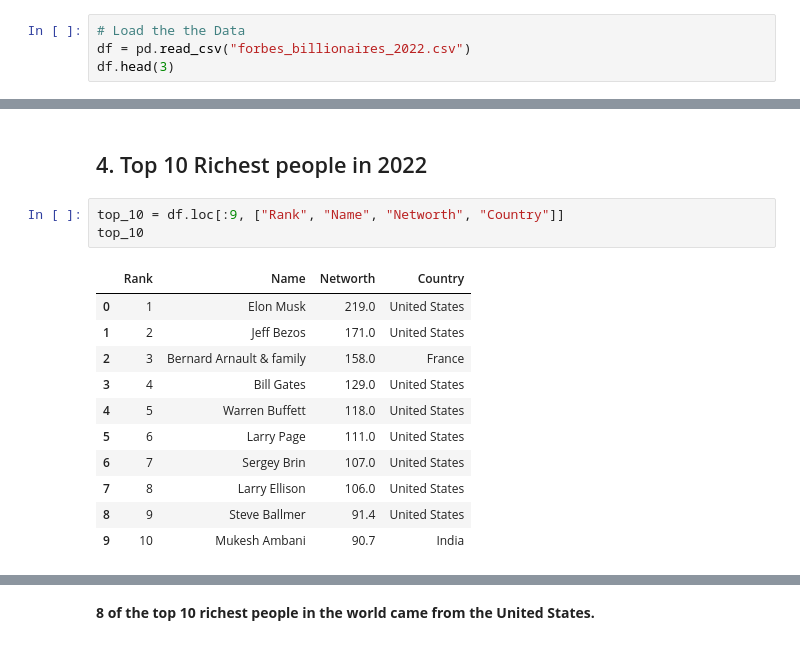
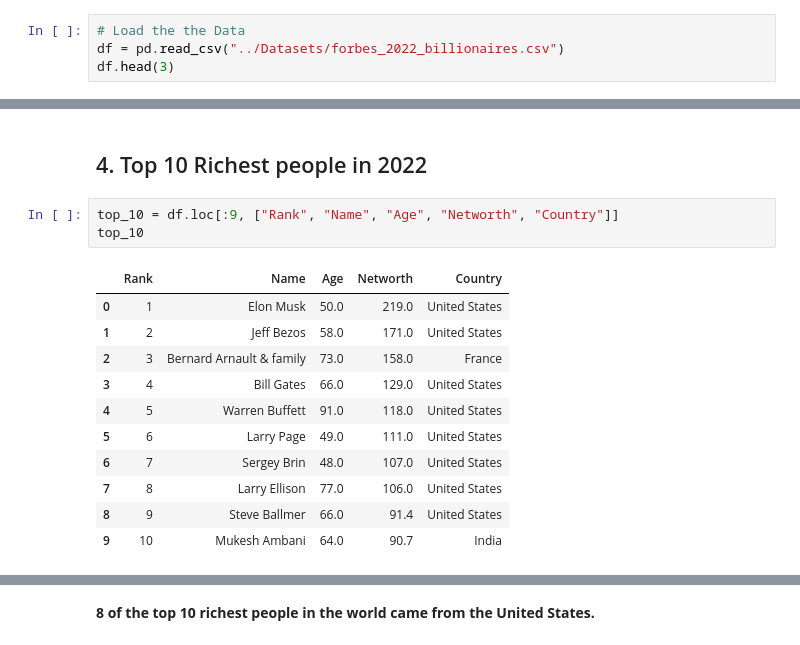
Before and after one commit to regan-mu/2022-forbes-billionaires-Analysis, a Jupyter notebook: Notebooks/EDA.ipynb, the cells around one changed output, grey strips where cells are left out. Cells and saved outputs as stored; diff of their text form.

```diff
--- a/Forbes 2022 Billionaire List EDA.ipynb
+++ b/Notebooks/EDA.ipynb
@@ -117,5 +19,5 @@ dataframe.to_csv("forbes_billionaires_2022.csv", index=None)
 # %%
 # Load the the Data
-df = pd.read_csv("forbes_billionaires_2022.csv")
+df = pd.read_csv("../Datasets/forbes_2022_billionaires.csv")
 df.head(3)
 # %% [output]
@@ -249,20 +150,20 @@ fig.show()
 # %% [markdown]
 ## 4. Top 10 Richest people in 2022
 # %%
-top_10 = df.loc[:9, ["Rank", "Name", "Networth", "Country"]]
+top_10 = df.loc[:9, ["Rank", "Name", "Age", "Networth", "Country"]]
 top_10
 # %% [output]
-|  | Rank | Name | Networth | Country |
-| 0 | 1 | Elon Musk | 219.0 | United States |
-| 1 | 2 | Jeff Bezos | 171.0 | United States |
-| 2 | 3 | Bernard Arnault & family | 158.0 | France |
-| 3 | 4 | Bill Gates | 129.0 | United States |
-| 4 | 5 | Warren Buffett | 118.0 | United States |
-| 5 | 6 | Larry Page | 111.0 | United States |
-| 6 | 7 | Sergey Brin | 107.0 | United States |
-| 7 | 8 | Larry Ellison | 106.0 | United States |
-| 8 | 9 | Steve Ballmer | 91.4 | United States |
-| 9 | 10 | Mukesh Ambani | 90.7 | India |
+|  | Rank | Name | Age | Networth | Country |
+| 0 | 1 | Elon Musk | 50.0 | 219.0 | United States |
+| 1 | 2 | Jeff Bezos | 58.0 | 171.0 | United States |
+| 2 | 3 | Bernard Arnault & family | 73.0 | 158.0 | France |
+| 3 | 4 | Bill Gates | 66.0 | 129.0 | United States |
+| 4 | 5 | Warren Buffett | 91.0 | 118.0 | United States |
+| 5 | 6 | Larry Page | 49.0 | 111.0 | United States |
+| 6 | 7 | Sergey Brin | 48.0 | 107.0 | United States |
+| 7 | 8 | Larry Ellison | 77.0 | 106.0 | United States |
+| 8 | 9 | Steve Ballmer | 66.0 | 91.4 | United States |
+| 9 | 10 | Mukesh Ambani | 64.0 | 90.7 | India |
 # %%
 top_10_table = ff.create_table(top_10)
 top_10_table
```
Also changed, not shown: parts of 33 cells of this notebook, 8 other files.
